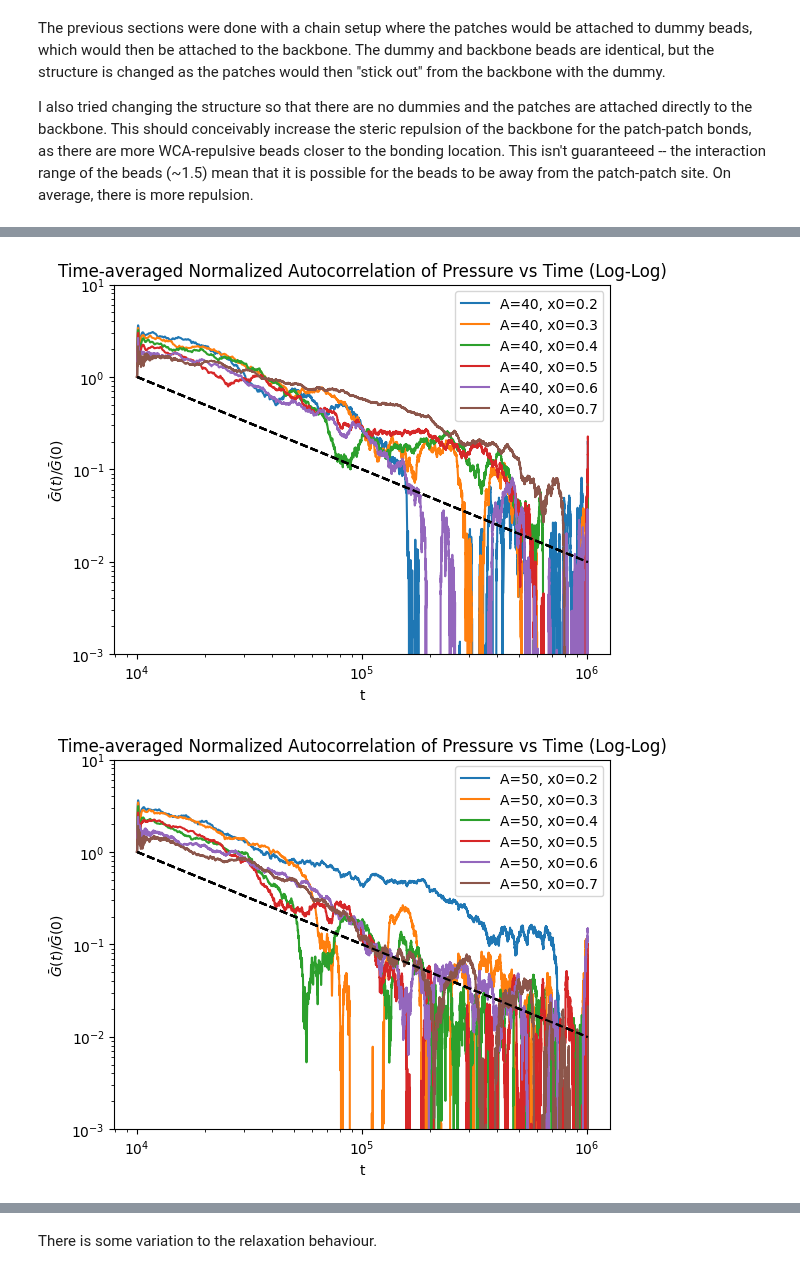
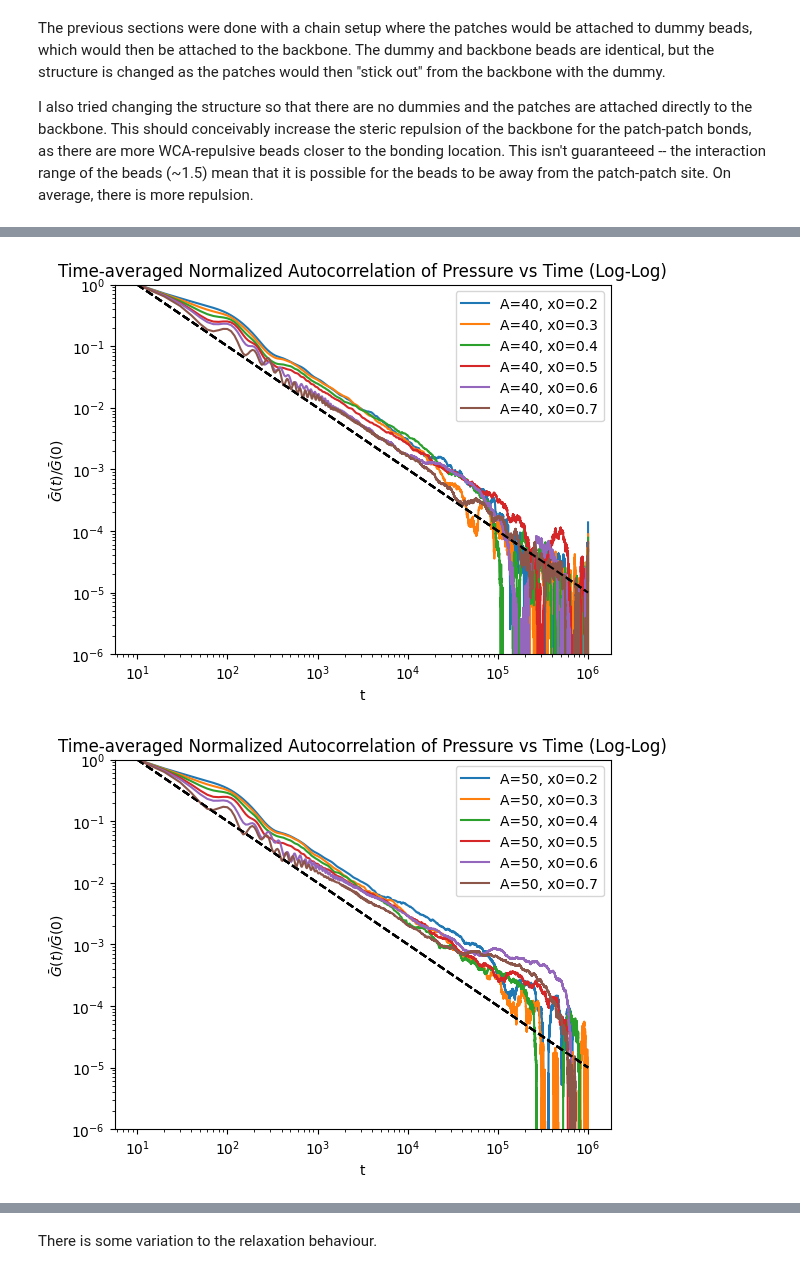
Before and after one commit to anotherbeaver/amine_polymers, a Jupyter notebook: logs/dyn_modulus.ipynb, the cells around one changed output, grey strips where cells are left out. Cells and saved outputs as stored; diff of their text form; code cells hidden in the pictures.

```diff
--- a/logs/dyn_modulus.ipynb
+++ b/logs/dyn_modulus.ipynb
@@ -223,13 +223,14 @@ lengths = [0.2, 0.3, 0.4, 0.5, 0.6, 0.7]
 
 for energy in energies:
     for length in lengths:
-        file = f"logs/no_dummy_press_{energy}_{length}.dat"
+        file = f"logs/patch_n_4_{energy}_{length}.dat"
         data = pd.read_csv(file, delimiter=' ', skiprows=2, names=['timestep', 'pxy'])
         # calculate time correlation of pxy
         pxy = data['pxy']
         t = data['timestep']
 
         overline_G, time = overline_G_func(pxy, t, window_size=200)
+        # print(time.head())
 
         # log log plot
         plt.loglog(time, overline_G, label=f'A={energy}, x0={length}')
@@ -238,7 +239,7 @@ for energy in energies:
         plt.legend()
         plt.xlabel('t')
         plt.ylabel(r'$\bar G(t)/\bar G(0)$')
-        plt.ylim(1e-3, 10)
+        plt.ylim(1e-6, 1)
         plt.title('Time-averaged Normalized Autocorrelation of Pressure vs Time (Log-Log)')
         plt.legend()
     plt.show()
@@ -247,2 +248,2 @@ for energy in energies:
-[figure, old version]
+[figure, new version]
-[figure, old version]
+[figure, new version]
```
Also changed, not shown: parts of 5 cells of this notebook, 3 other files.
